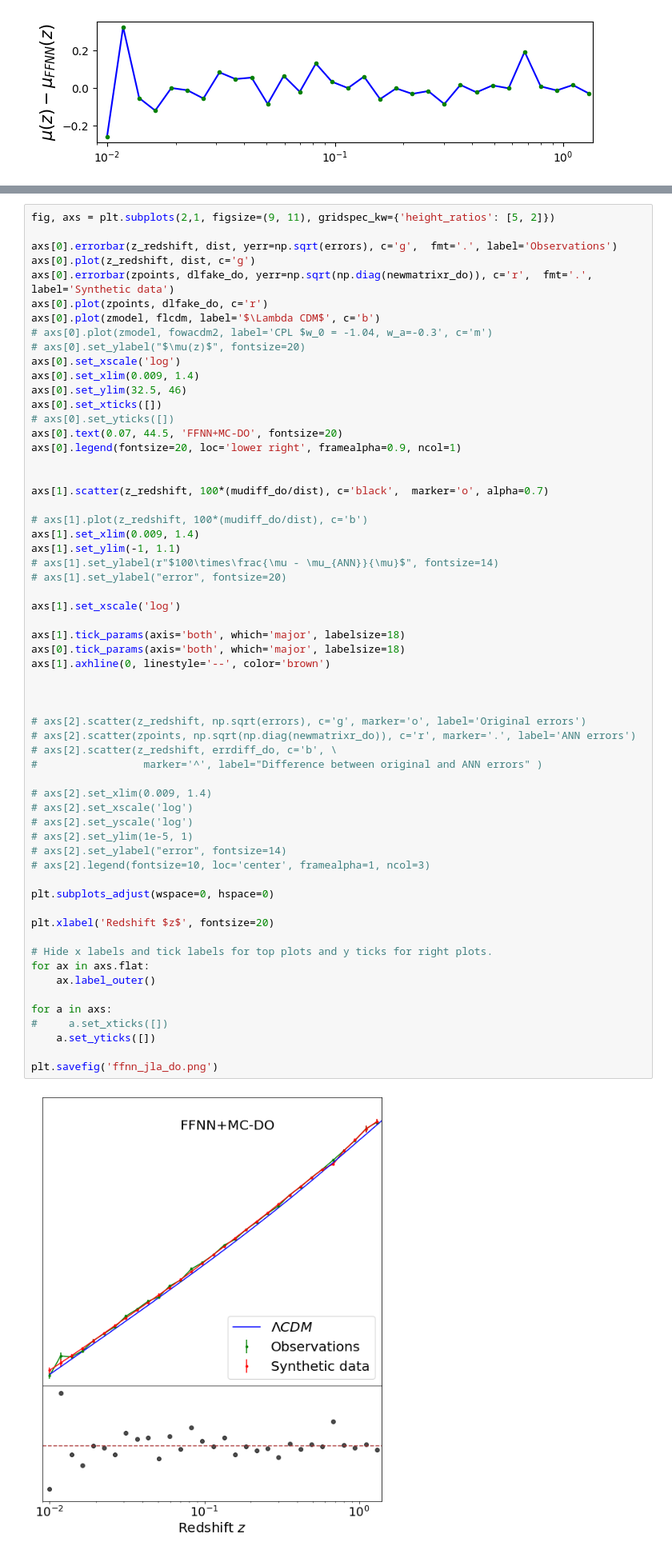
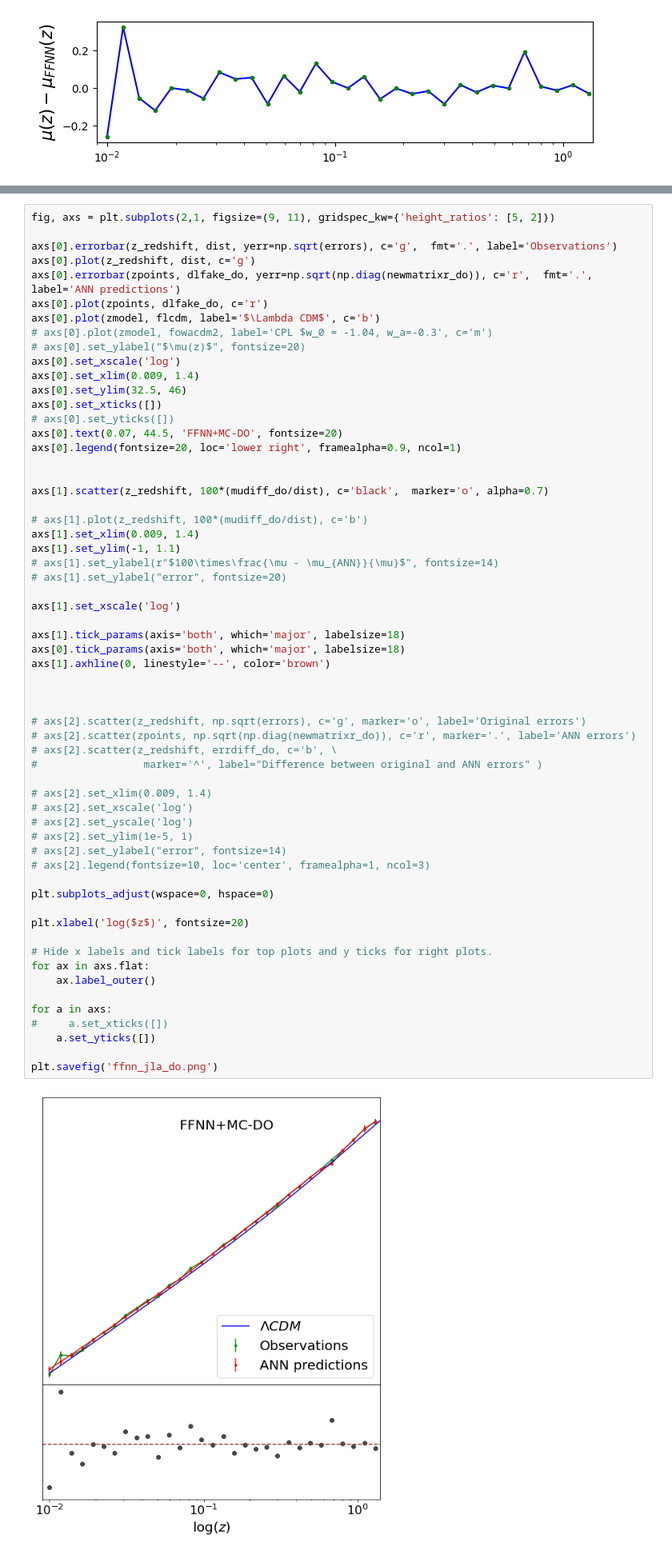
Before and after one commit to igomezv/crann, a Jupyter notebook: loadANNjla.ipynb, the cells around one changed output, grey strips where cells are left out. Shown at 80% size. Drawn from its saved outputs; the diff is of its cells as text.

Commit message:
update notebooks and plots

```diff
--- a/loadANNjla.ipynb
+++ b/loadANNjla.ipynb
@@ -438,7 +438,7 @@ fig, axs = plt.subplots(2,1, figsize=(9, 11), gridspec_kw={'height_ratios': [5,
 
 axs[0].errorbar(z_redshift, dist, yerr=np.sqrt(errors), c='g',  fmt='.', label='Observations')
 axs[0].plot(z_redshift, dist, c='g')
-axs[0].errorbar(zpoints, dlfake_do, yerr=np.sqrt(np.diag(newmatrixr_do)), c='r',  fmt='.', label='Synthetic data')
+axs[0].errorbar(zpoints, dlfake_do, yerr=np.sqrt(np.diag(newmatrixr_do)), c='r',  fmt='.', label='ANN predictions')
 axs[0].plot(zpoints, dlfake_do, c='r')
 axs[0].plot(zmodel, flcdm, label='$\Lambda CDM$', c='b')
 # axs[0].plot(zmodel, fowacdm2, label='CPL $w_0 = -1.04, w_a=-0.3', c='m')
@@ -466,35 +466,35 @@ axs[1].tick_params(axis='both', which='major', labelsize=18)
 axs[0].tick_params(axis='both', which='major', labelsize=18)
 axs[1].axhline(0, linestyle='--', color='brown')
 
 
 
 # axs[2].scatter(z_redshift, np.sqrt(errors), c='g', marker='o', label='Original errors')
 # axs[2].scatter(zpoints, np.sqrt(np.diag(newmatrixr_do)), c='r', marker='.', label='ANN errors')
 # axs[2].scatter(z_redshift, errdiff_do, c='b', \
 #                 marker='^', label="Difference between original and ANN errors" )
 
 # axs[2].set_xlim(0.009, 1.4)
 # axs[2].set_xscale('log')
 # axs[2].set_yscale('log')
 # axs[2].set_ylim(1e-5, 1)
 # axs[2].set_ylabel("error", fontsize=14)
 # axs[2].legend(fontsize=10, loc='center', framealpha=1, ncol=3)
 
 plt.subplots_adjust(wspace=0, hspace=0)
 
-plt.xlabel('Redshift $z$', fontsize=20)
+plt.xlabel('log($z$)', fontsize=20)
 
 # Hide x labels and tick labels for top plots and y ticks for right plots.
 for ax in axs.flat:
     ax.label_outer()
 
 for a in axs:
 #     a.set_xticks([])
     a.set_yticks([])
 
 plt.savefig('ffnn_jla_do.png')
 # %% [output]
-[figure, old version]
+[figure, new version]
 # %%
 # plt.hist(dist, alpha=0.4)
 # plt.hist(dlfake, alpha=0.4)
```
Also changed, not shown: parts of 1 cell of this notebook, 2 other files.
